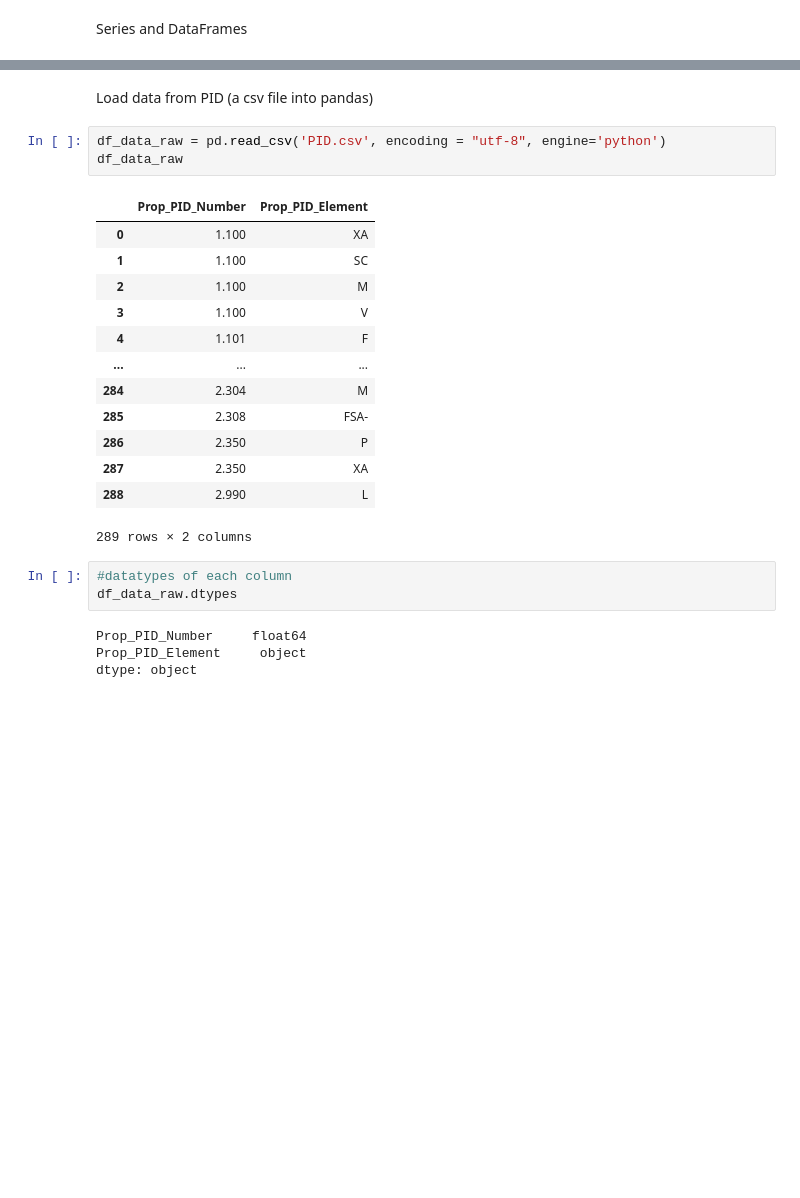
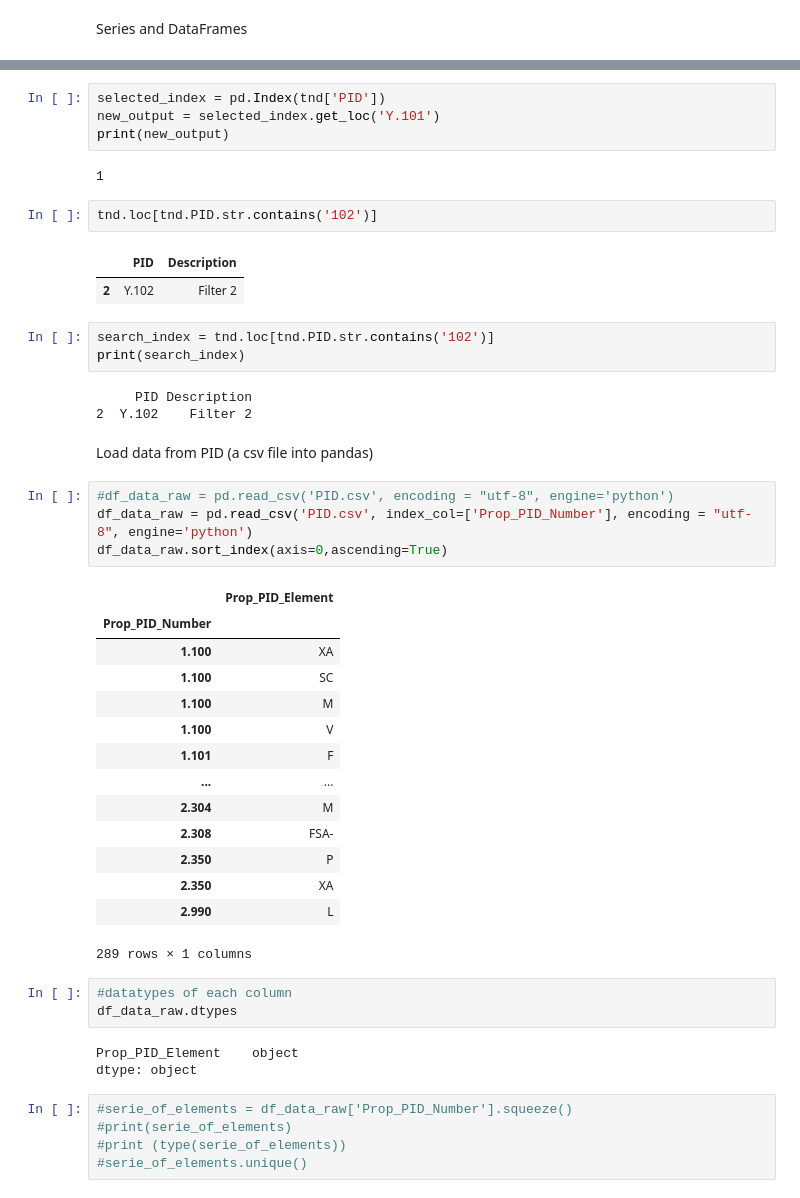
Before and after one commit to emartinskan/epic, a Jupyter notebook: epic.ipynb, the cells around one changed output, grey strips where cells are left out. Saved outputs shown, nothing was run; the diff lists cells and outputs as text; blank space fills up the shorter version.

```diff
--- a/epic.ipynb
+++ b/epic.ipynb
@@ -92,26 +117,49 @@ Series and DataFrames
+# %%
+selected_index = pd.Index(tnd['PID'])
+new_output = selected_index.get_loc('Y.101')
+print(new_output)
+# %% [output]
+1
+# %%
+tnd.loc[tnd.PID.str.contains('102')]
+# %% [output]
+|  | PID | Description |
+| 2 | Y.102 | Filter 2 |
+# %%
+search_index = tnd.loc[tnd.PID.str.contains('102')]
+print(search_index)
+# %% [output]
+     PID Description
+2  Y.102    Filter 2
 # %% [markdown]
 Load data from PID (a csv file into pandas)
 # %%
-df_data_raw = pd.read_csv('PID.csv', encoding = "utf-8", engine='python')
-df_data_raw
+#df_data_raw = pd.read_csv('PID.csv', encoding = "utf-8", engine='python')
+df_data_raw = pd.read_csv('PID.csv', index_col=['Prop_PID_Number'], encoding = "utf-8", engine='python')
+df_data_raw.sort_index(axis=0,ascending=True)
 # %% [output]
-|  | Prop_PID_Number | Prop_PID_Element |
-| 0 | 1.100 | XA |
-| 1 | 1.100 | SC |
-| 2 | 1.100 | M |
-| 3 | 1.100 | V |
-| 4 | 1.101 | F |
-| ... | ... | ... |
-| 284 | 2.304 | M |
-| 285 | 2.308 | FSA- |
-| 286 | 2.350 | P |
-| 287 | 2.350 | XA |
-| 288 | 2.990 | L |
+|  | Prop_PID_Element |
+| Prop_PID_Number |  |
+| 1.100 | XA |
+| 1.100 | SC |
+| 1.100 | M |
+| 1.100 | V |
+| 1.101 | F |
+| ... | ... |
+| 2.304 | M |
+| 2.308 | FSA- |
+| 2.350 | P |
+| 2.350 | XA |
+| 2.990 | L |
-289 rows × 2 columns
+289 rows × 1 columns
 # %%
 #datatypes of each column
 df_data_raw.dtypes
 # %% [output]
-Prop_PID_Number     float64
-Prop_PID_Element     object
+Prop_PID_Element    object
 dtype: object
+# %%
+#serie_of_elements = df_data_raw['Prop_PID_Number'].squeeze()
+#print(serie_of_elements)
+#print (type(serie_of_elements))
+#serie_of_elements.unique()
```
Also changed, not shown: parts of 14 cells of this notebook, 1 other file.
